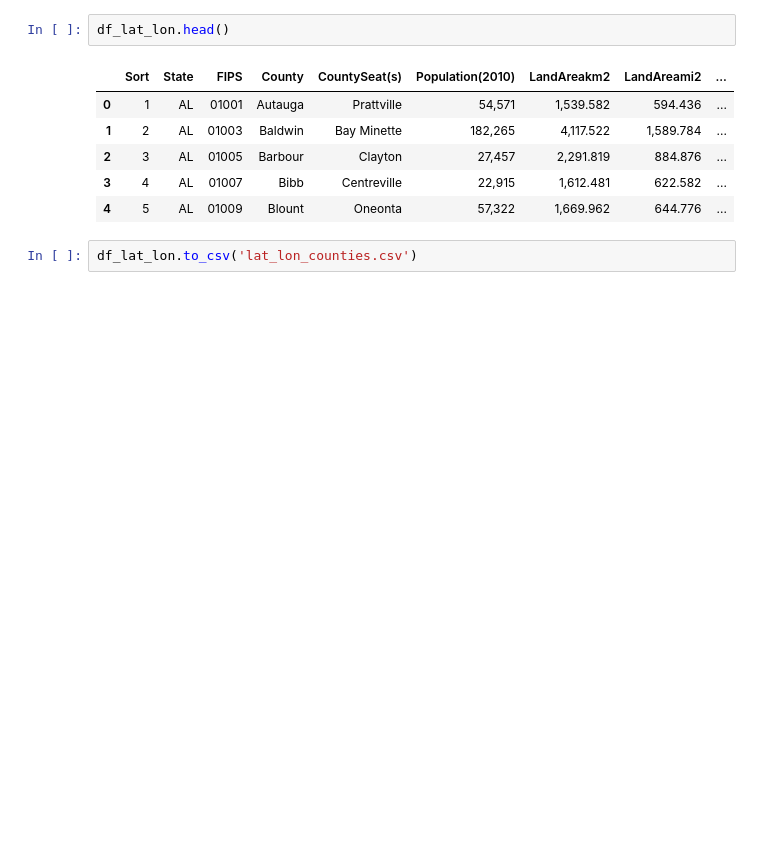
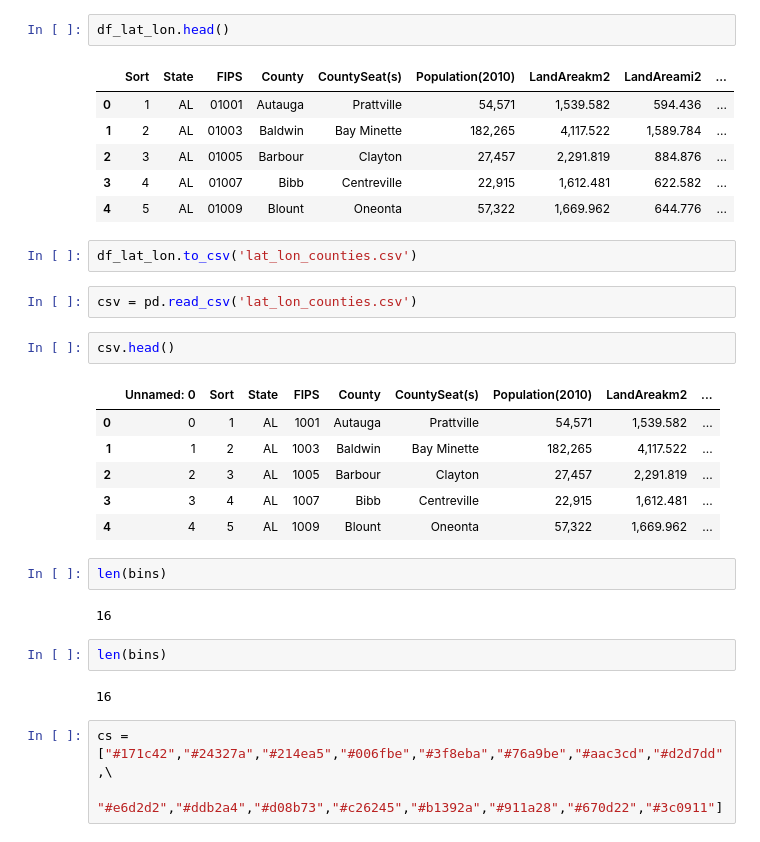
Before and after one commit to plotly/dash-opioid-epidemic-demo, a Jupyter notebook: GeoJSON factory.ipynb, the cells around one changed output. Cells and saved outputs as stored; diff of their text form; blank space fills up the shorter version.

```diff
--- a/GeoJSON factory.ipynb
+++ b/GeoJSON factory.ipynb
@@ -185,3 +191,25 @@ df_lat_lon.head()
 | 4 | 5 | AL | 01009 | Blount | Oneonta | 57,322 | 1,669.962 | 644.776 | ... |
 # %%
 df_lat_lon.to_csv('lat_lon_counties.csv')
+# %%
+csv = pd.read_csv('lat_lon_counties.csv')
+# %%
+csv.head()
+# %% [output]
+|  | Unnamed: 0 | Sort | State | FIPS | County | CountySeat(s) | Population(2010) | LandAreakm2 | ... |
+| 0 | 0 | 1 | AL | 1001 | Autauga | Prattville | 54,571 | 1,539.582 | ... |
+| 1 | 1 | 2 | AL | 1003 | Baldwin | Bay Minette | 182,265 | 4,117.522 | ... |
+| 2 | 2 | 3 | AL | 1005 | Barbour | Clayton | 27,457 | 2,291.819 | ... |
+| 3 | 3 | 4 | AL | 1007 | Bibb | Centreville | 22,915 | 1,612.481 | ... |
+| 4 | 4 | 5 | AL | 1009 | Blount | Oneonta | 57,322 | 1,669.962 | ... |
+# %%
+len(bins)
+# %% [output]
+16
+# %%
+len(bins)
+# %% [output]
+16
+# %%
+cs = ["#171c42","#24327a","#214ea5","#006fbe","#3f8eba","#76a9be","#aac3cd","#d2d7dd",\
+      "#e6d2d2","#ddb2a4","#d08b73","#c26245","#b1392a","#911a28","#670d22","#3c0911"]
```
Also changed, not shown: parts of 21 cells of this notebook, 8 other files.
